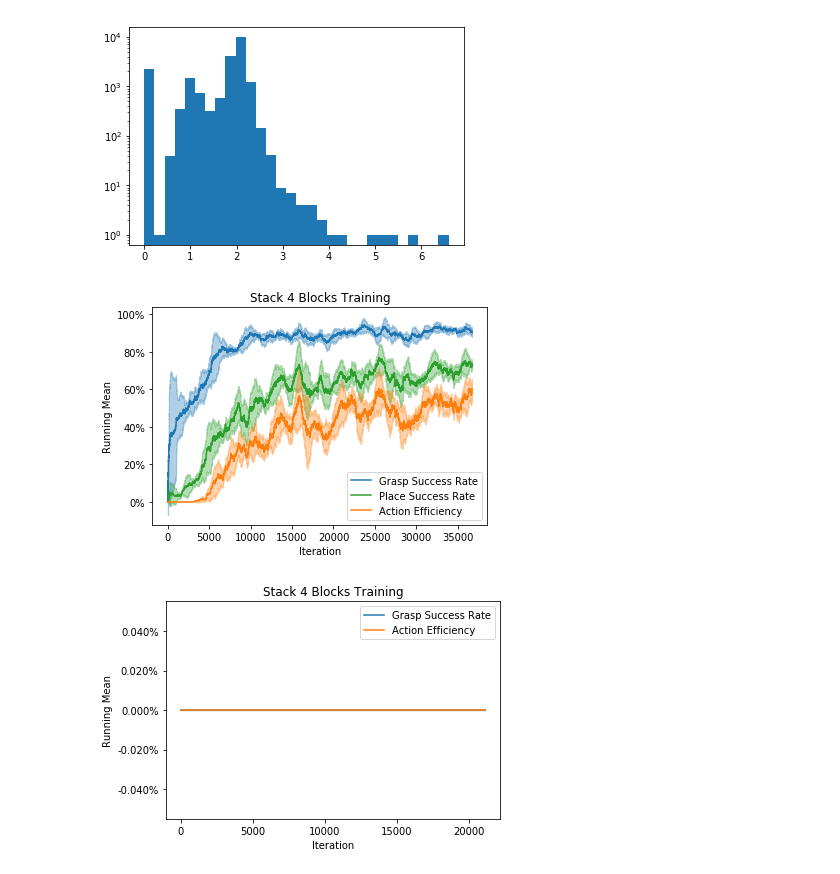
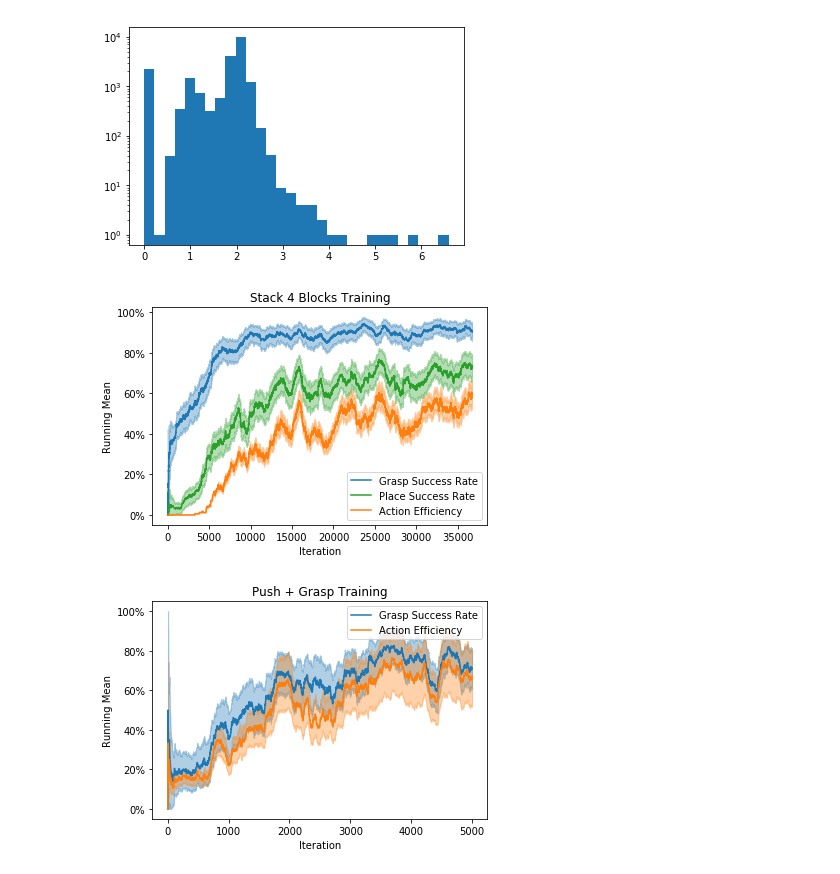
Before and after one commit to jhu-lcsr/good_robot, a Jupyter notebook: plot_success_rate/calculate_successes.ipynb, the cells around one changed output. Saved outputs shown, nothing was run; the diff lists cells and outputs as text; code cells hidden in the pictures.

Commit message:
fixed some bugs with plotting

```diff
--- a/plot_success_rate/calculate_successes.ipynb
+++ b/plot_success_rate/calculate_successes.ipynb
@@ -14,6 +14,7 @@ transfer_actions = np.loadtxt('first-grasp-to-stack-transfer-run-3k-actions-stac
 transfer_trials = np.loadtxt('first-grasp-to-stack-transfer-run-3k-actions-stack/transitions/trial.log.txt')
 grasp_actions = np.loadtxt('train-grasp-place-split-efficientnet-21k-acc/transitions/executed-action.log.txt')
 grasp_trials = np.loadtxt('train-grasp-place-split-efficientnet-21k-acc/transitions/trial.log.txt')
+grasp_rewards = np.loadtxt('train-grasp-place-split-efficientnet-21k-acc/transitions/reward-value.log.txt')
 # row_lengths = np.loadtxt('check_row/transitions/stack-height.log.txt')
 # row_actions = np.loadtxt('check_row/transitions/executed-action.log.txt')
 window=1000
@@ -121,6 +149,5 @@ eff, eff_var = get_action_efficiency(heights, window=window)
 # %%
 colors = ['tab:blue', 'tab:green', 'tab:orange']
-stds = 3
 alpha = 0.35
 mult = 100
 
@@ -129,16 +156,13 @@ plt.plot(mult*place_rate, color=colors[1], label='Place Success Rate')
 plt.plot(mult*eff, color=colors[2], label='Action Efficiency')
 
 plt.fill_between(np.arange(1, grasp_rate.shape[0]+1),
-                 mult*(grasp_rate - stds*grasp_var),
-                 mult*(grasp_rate + stds*grasp_var),
+                 mult*grasp_lower, mult*grasp_upper,
                  color=colors[0], alpha=alpha)
 plt.fill_between(np.arange(1, place_rate.shape[0]+1),
-                 mult*(place_rate - stds*place_var),
-                 mult*(place_rate + stds*place_var),
+                 mult*place_lower, mult*place_upper,
                  color=colors[1], alpha=alpha)
 plt.fill_between(np.arange(1, eff.shape[0]+1),
-                 mult*(eff - stds*eff_var),
-                 mult*(eff + stds*eff_var),
+                 mult*eff_lower, mult*eff_upper,
                  color=colors[2], alpha=alpha)
 
 ax = plt.gca()
@@ -149,37 +173,42 @@ plt.legend()
 ax.yaxis.set_major_formatter(PercentFormatter())
 plt.savefig('grasp_place_stack_efficiency.pdf')
 # %% [output]
-[figure, old version]
+[figure, new version]
 # %%
-window = 1000
+window = 200
 actions = grasp_actions
+rewards = grasp_rewards
 trials = grasp_trials
-grasp_rate, grasp_var = get_grasp_success_rate(actions, window=window)
-eff, eff_var = get_grasp_action_efficiency(actions, trials, window=window)
+grasp_rate, grasp_lower, grasp_upper = get_grasp_success_rate(actions, rewards=rewards, window=window)
+eff, eff_lower, eff_upper = get_grasp_action_efficiency(actions, rewards, window=window)
 # %%
 colors = ['tab:blue', 'tab:green', 'tab:orange']
-stds = 3
 alpha = 0.35
 mult = 100
+iters = 5000
+grasp_rate = grasp_rate[:iters]
+grasp_lower = grasp_lower[:iters]
+grasp_upper = grasp_upper[:iters]
+eff = eff[:iters]
+eff_lower = eff_lower[:iters]
+eff_upper = eff_upper[:iters]
 
 plt.plot(mult*grasp_rate, color=colors[0], label='Grasp Success Rate')
 plt.plot(mult*eff, color=colors[2], label='Action Efficiency')
 
 plt.fill_between(np.arange(1, grasp_rate.shape[0]+1),
-                 mult*(grasp_rate - stds*grasp_var),
-                 mult*(grasp_rate + stds*grasp_var),
+                 mult*grasp_lower, mult*grasp_upper,
                  color=colors[0], alpha=alpha)
 plt.fill_between(np.arange(1, eff.shape[0]+1),
-                 mult*(eff - stds*eff_var),
-                 mult*(eff + stds*eff_var),
+                 mult*eff_lower, mult*eff_upper,
                  color=colors[2], alpha=alpha)
 
 ax = plt.gca()
 plt.xlabel('Iteration')
 plt.ylabel('Running Mean')
-plt.title('Stack 4 Blocks Training')
+plt.title('Push + Grasp Training')
 plt.legend()
 ax.yaxis.set_major_formatter(PercentFormatter())
 plt.savefig('grasp_efficiency.pdf')
 # %% [output]
-[figure, old version]
+[figure, new version]
```
Also changed, not shown: parts of 4 cells of this notebook, 4 other files.
